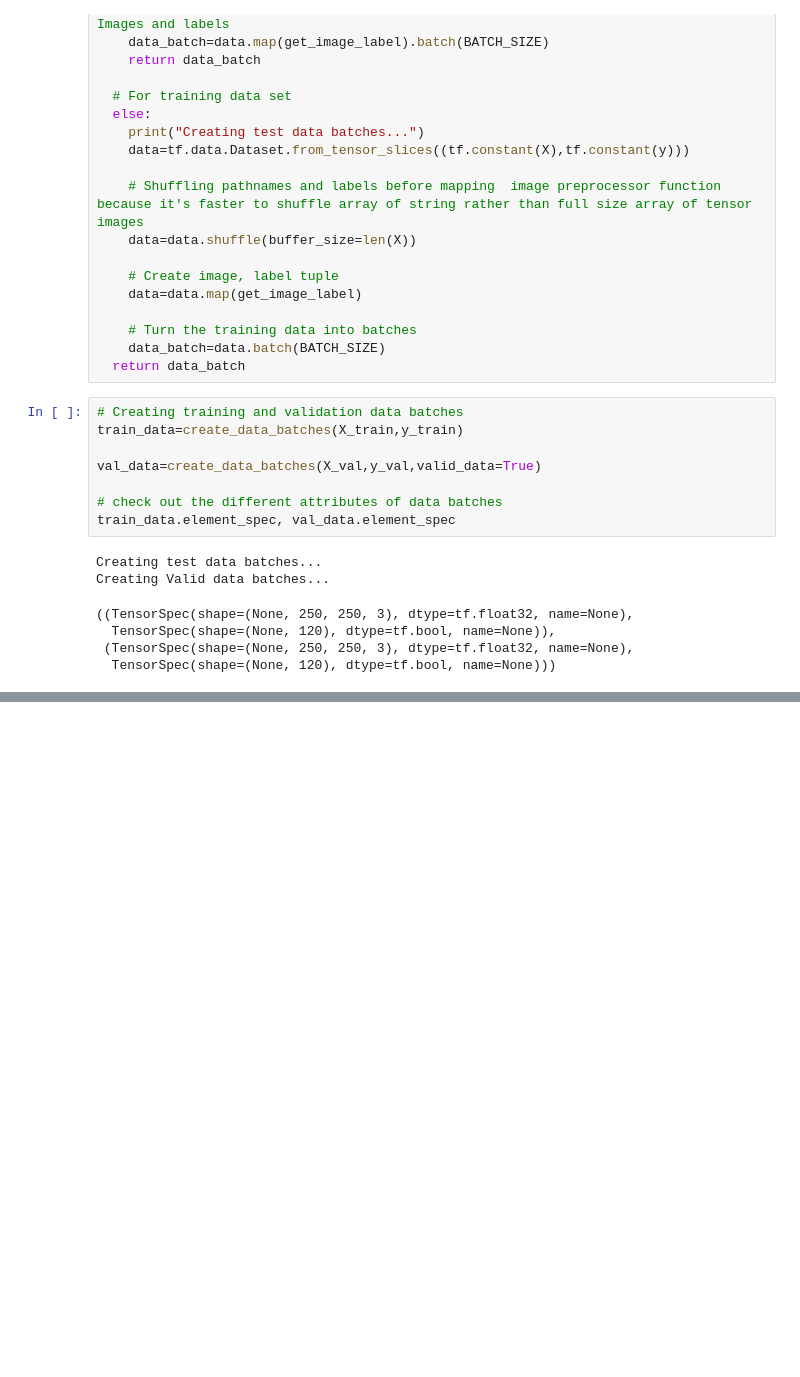
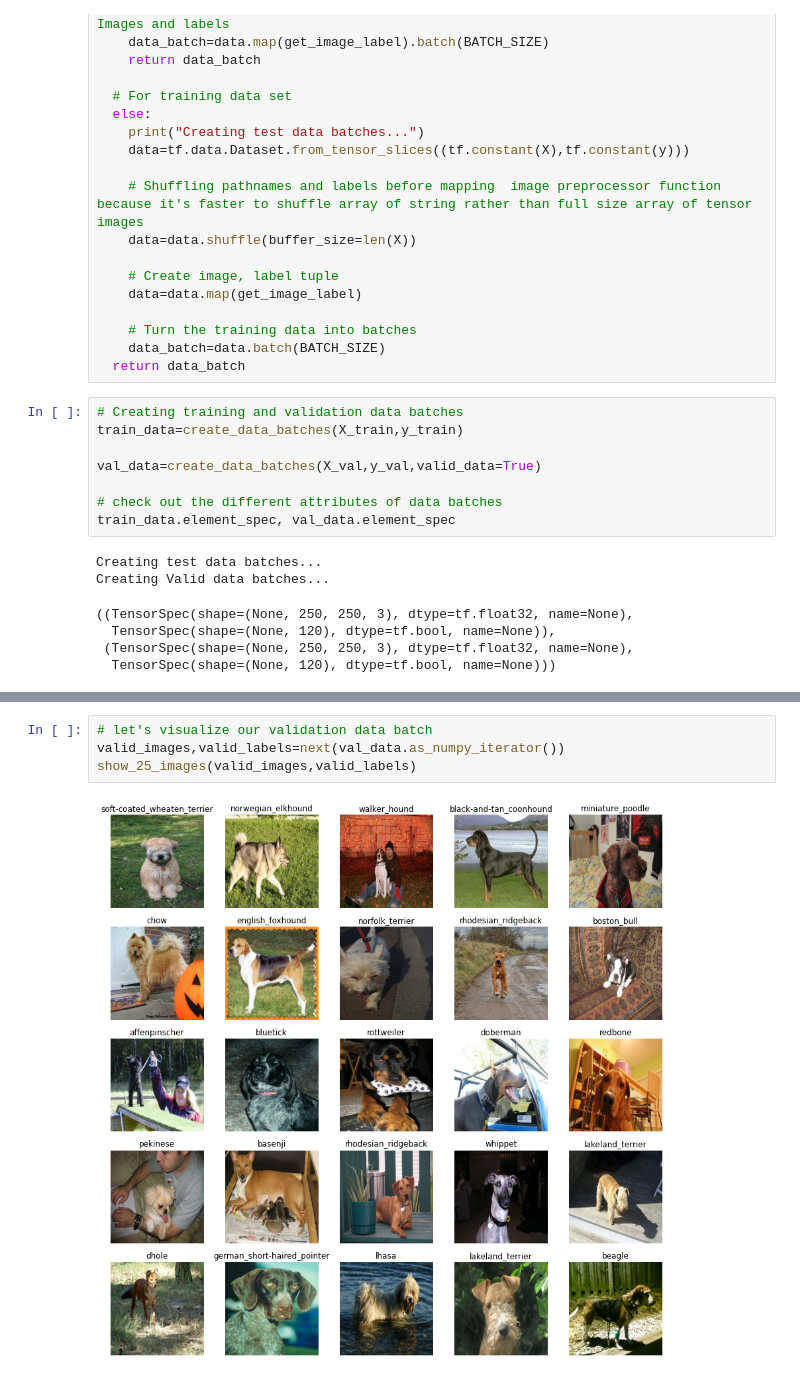
Before and after one commit to aryatomarAI/Advanced-python-modules, a Jupyter notebook: Deep-Learning-plus-Project/Dog_vision.ipynb, the cells around one changed output, grey strips where cells are left out. Drawn from its saved outputs; the diff is of its cells as text; blank space fills up the shorter version.

```diff
--- a/Deep-Learning-plus-Project/Dog_vision.ipynb
+++ b/Deep-Learning-plus-Project/Dog_vision.ipynb
@@ -449,0 +501,6 @@ Creating Valid data batches...
+# %%
+# let's visualize our validation data batch
+valid_images,valid_labels=next(val_data.as_numpy_iterator())
+show_25_images(valid_images,valid_labels)
+# %% [output]
+[figure, added]
```
Also changed, not shown: parts of 5 cells of this notebook.
